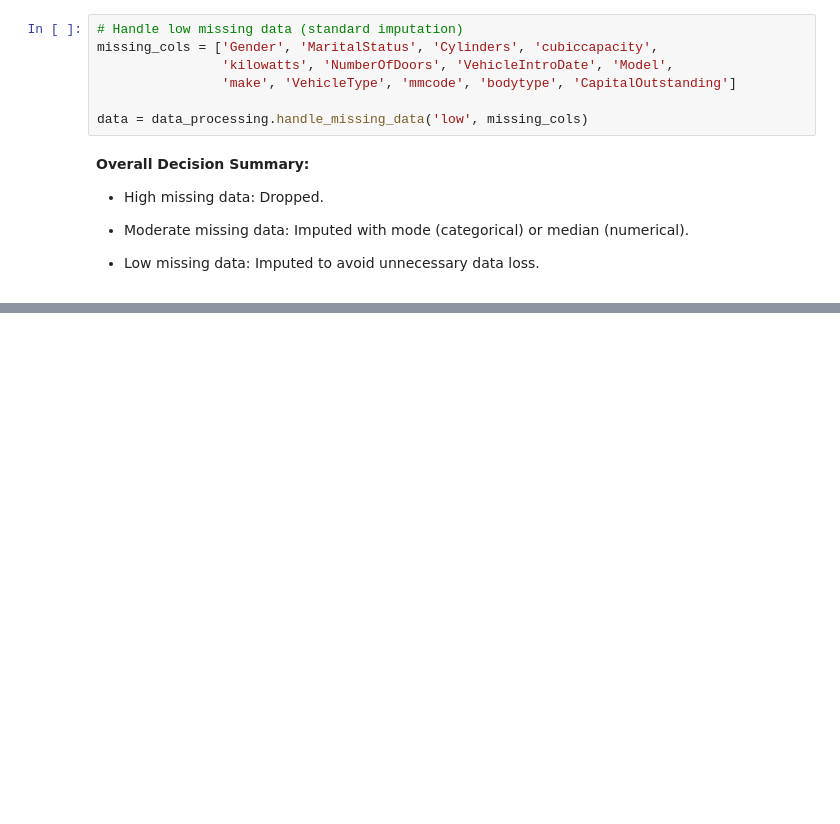
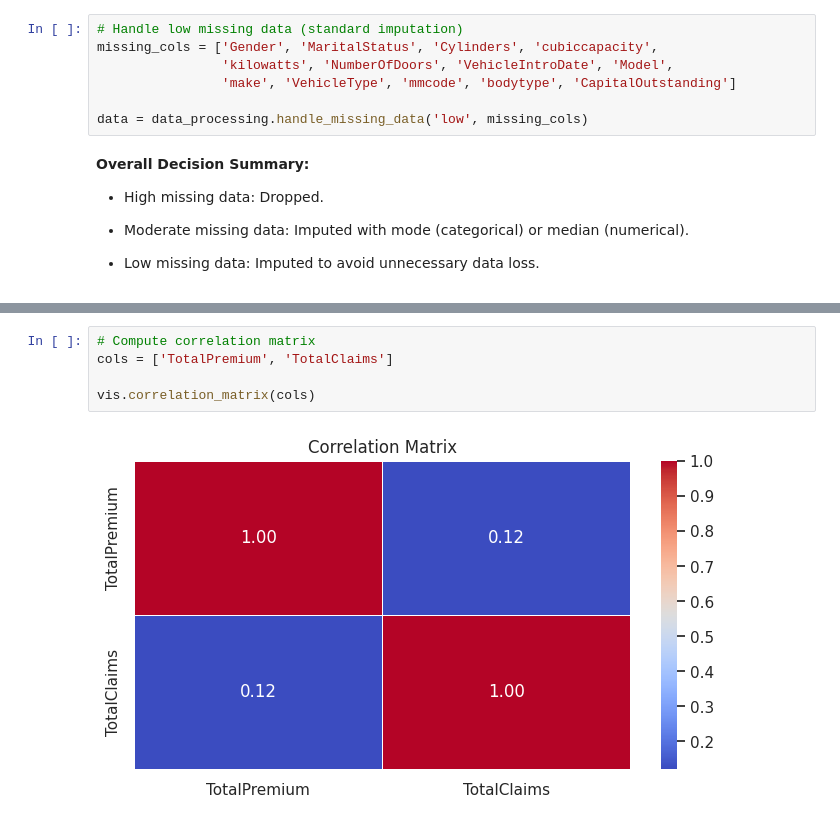
Before and after one commit to epythonlab/Car-Insurance-Risk-Analysis-and-Premium-Optimization, a Jupyter notebook: notebooks/eda_notebook.ipynb, the cells around one changed output, grey strips where cells are left out. Saved outputs shown, nothing was run; the diff lists cells and outputs as text; blank space fills up the shorter version.

```diff
--- a/notebooks/eda_notebook.ipynb
+++ b/notebooks/eda_notebook.ipynb
@@ -163,0 +251,7 @@ display(data.describe())
+# %%
+# Compute correlation matrix
+cols = ['TotalPremium', 'TotalClaims']
+
+vis.correlation_matrix(cols)
+# %% [output]
+[figure, added]
```
Also changed, not shown: parts of 19 cells of this notebook, 1 other file.
